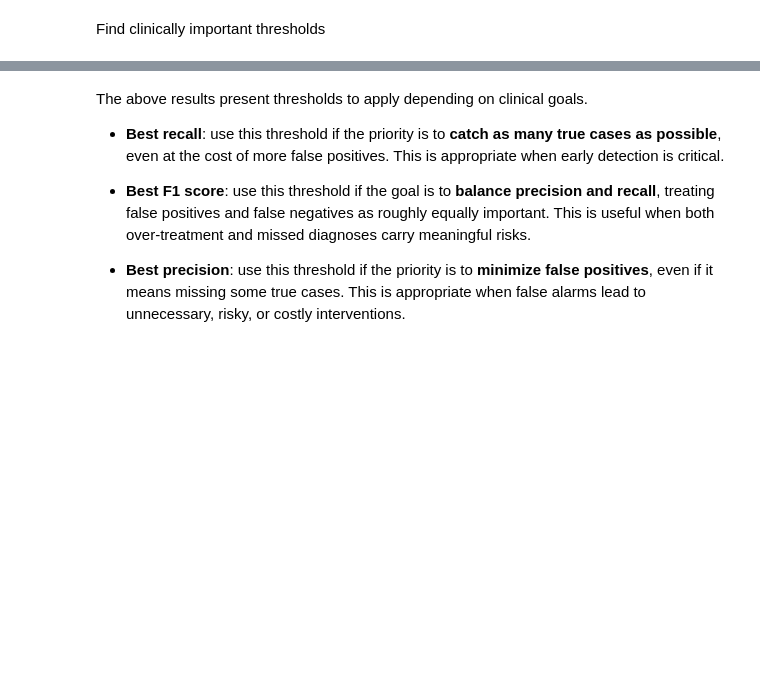
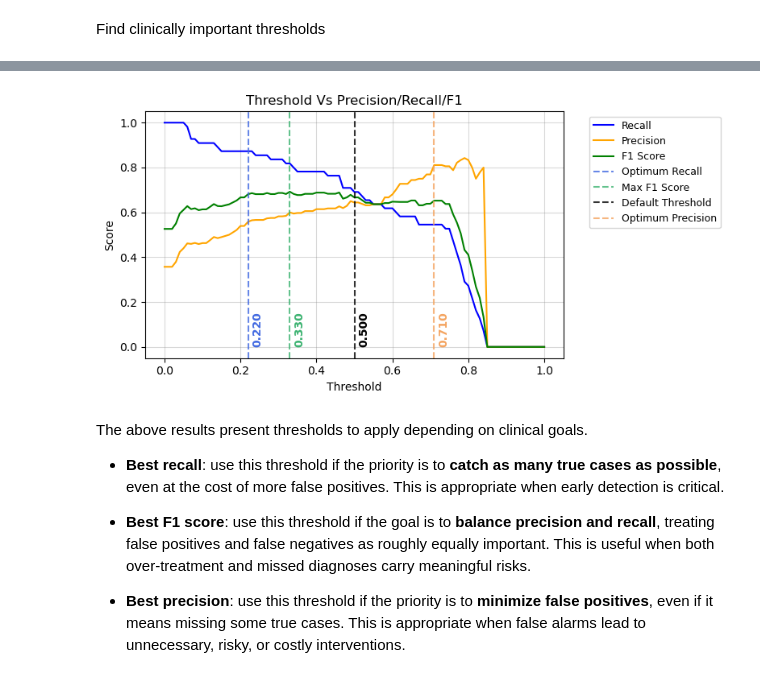
Before and after one commit to apl888/diabetes-prediction, a Jupyter notebook: notebooks/3_XGBoost_model.ipynb, the cells around one changed output, grey strips where cells are left out. Cells and saved outputs as stored; diff of their text form; code cells hidden in the pictures; blank space fills up the shorter version.

```diff
--- a/notebooks/3_XGBoost_model.ipynb
+++ b/notebooks/3_XGBoost_model.ipynb
@@ -913,0 +889,83 @@ print(df_results)
+# %%
+def find_specific_thresholds(y_true, y_proba):
+    thresholds = np.arange(0.0, 1.01, 0.01)
+    results = []
+
+    for t in thresholds:
+        y_pred = (y_proba >= t).astype(int)
+        precision = precision_score(y_true, y_pred, zero_division=0)
+        recall = recall_score(y_true, y_pred)
+        f1 = f1_score(y_true, y_pred, zero_division=0)
+        results.append({
+            'threshold': t,
+            'precision': precision,
+            'recall': recall,
+            'f1': f1
+        })
+
+    df = pd.DataFrame(results)
+
+    # 1. Threshold where recall is maximum with precision >= 0.55
+    high_precision_df = df[df['precision'] >= 0.55]
+    if not high_precision_df.empty:
+        max_recall_idx = high_precision_df['recall'].idxmax()
+        max_recall_row = high_precision_df.loc[max_recall_idx]
+        print("1. Best Recall - Max recall with precision ≥ 0.55:")
+        print(f"   Threshold: {max_recall_row['threshold']:.3f}")
+        print(f"   Recall: {max_recall_row['recall']:.3f}")
+        print(f"   Precision: {max_recall_row['precision']:.3f}")
+        print(f"   F1: {max_recall_row['f1']:.3f}\n")
+    else:
+        print("No threshold found with precision ≥ 0.55\n")
+
+    # 2. Threshold where F1 is maximum
+    max_f1_idx = df['f1'].idxmax()
+    max_f1_row = df.loc[max_f1_idx]
+    print("2. Best F1 Score:")
+    print(f"   Threshold: {max_f1_row['threshold']:.3f}")
+    print(f"   Recall: {max_f1_row['recall']:.3f}")
+    print(f"   Precision: {max_f1_row['precision']:.3f}")
+    print(f"   F1: {max_f1_row['f1']:.3f}\n")
+
+    # 3. Metrics at threshold = 0.5
+    threshold_5_idx = (df['threshold'] - 0.5).abs().idxmin()
+    threshold_5_row = df.loc[threshold_5_idx]
+    print("3. Default Threshold:")
+    print('   Threshold: 0.500')
+    print(f"   Recall: {threshold_5_row['recall']:.3f}")
+    print(f"   Precision: {threshold_5_row['precision']:.3f}")
+    print(f"   F1: {threshold_5_row['f1']:.3f}\n")
+
+    # 4. Threshold where precision is maximum before recall declines significantly
+    # Let's find where precision peaks before recall drops below 0.1
+    high_recall_df = df[df['recall'] >= 0.5]
+    if not high_recall_df.empty:
+        max_precision_idx = high_recall_df['precision'].idxmax()
+        max_precision_row = high_recall_df.loc[max_precision_idx]
+        print("4. Best Precision - Max precision before recall steadily declines:")
+        print(f"   Threshold: {max_precision_row['threshold']:.3f}")
+        print(f"   Recall: {max_precision_row['recall']:.3f}")
+        print(f"   Precision: {max_precision_row['precision']:.3f}")
+        print(f"   F1: {max_precision_row['f1']:.3f}")
+    else:
+        print("No threshold found with recall ≥ 0.1")
+
+    return df
+
+# Use calibrated probabilities
+threshold_df = find_specific_thresholds(y_test, probs_sigmoid_xgb)
+
+# Plot with markers for these specific points
+specific_thresholds = [
+    threshold_df[threshold_df['precision'] >= 0.55]['recall'].idxmax(),
+    threshold_df['f1'].idxmax(),
+    (threshold_df['threshold'] - 0.5).abs().idxmin(),
+    threshold_df[threshold_df['recall'] >= 0.5]['precision'].idxmax()
+]
+
+specific_thresholds = [threshold_df.loc[idx]['threshold'] for idx in specific_thresholds]
+plot_threshold_metrics(y_test,
+                       probs_sigmoid_xgb,
+                       thresholds_to_mark=specific_thresholds,
+                       threshold_labels=threshold_labels)
+# %% [output]
@@ -914,3 +989,4 @@ print(df_results)
+[figure, added]
 # %% [markdown]
 The above results present thresholds to apply depending on clinical goals.
 - **Best recall**: use this threshold if the priority is to **catch as many true cases as possible**, even at the cost of more false positives. This is appropriate when early detection is critical.
```
Also changed, not shown: parts of 8 cells of this notebook, 3 other files.
